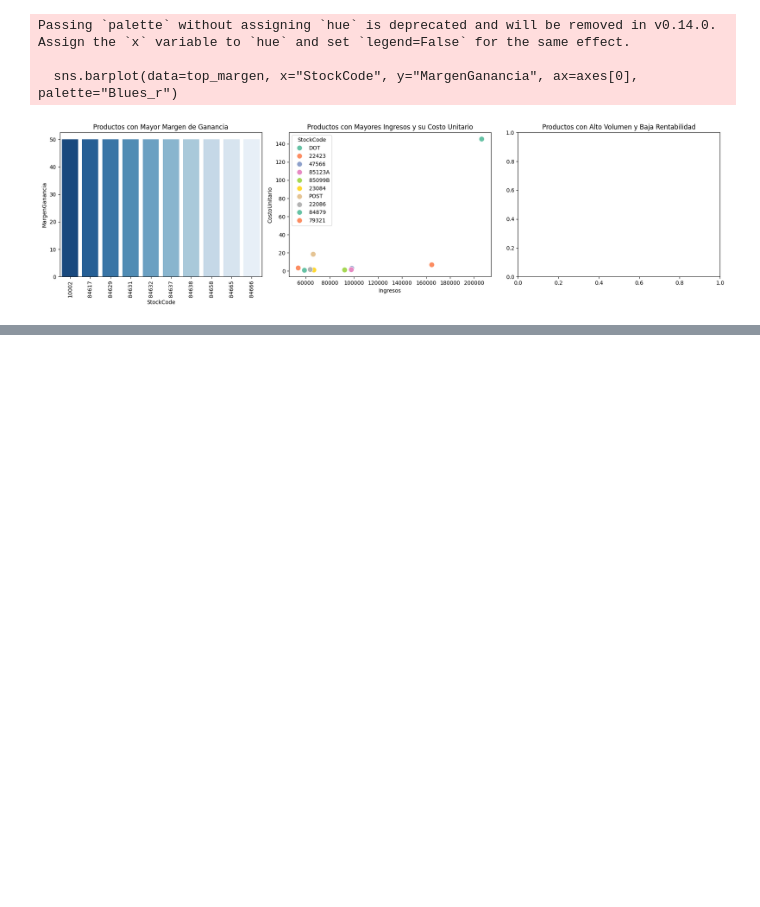
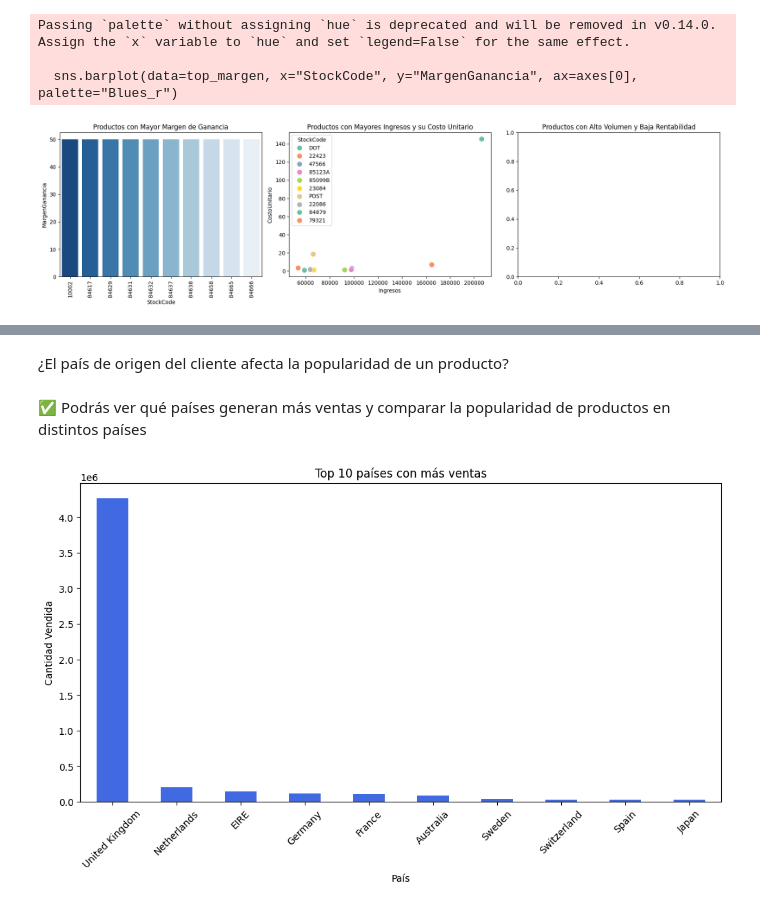
Before and after one commit to JosePicalua/Proyectos-Data-Analys-Science, a Jupyter notebook: DataSet-Kaggle/Proyecto-3-Online-Retail/proyectoVENTASonlineretail.ipynb, the cells around one changed output, grey strips where cells are left out. Cells and saved outputs as stored; diff of their text form; code cells hidden in the pictures; blank space fills up the shorter version.

```diff
--- a/DataSet-Kaggle/Proyecto-3-Online-Retail/proyectoVENTASonlineretail.ipynb
+++ b/DataSet-Kaggle/Proyecto-3-Online-Retail/proyectoVENTASonlineretail.ipynb
@@ -342,0 +414,17 @@ Passing `palette` without assigning `hue` is deprecated and will be removed in v
+# %% [markdown]
+
+¿El país de origen del cliente afecta la popularidad de un producto?
+# %% [markdown]
+✅ Podrás ver qué países generan más ventas y comparar la popularidad de productos en distintos países
+# %%
+ventas_por_pais = df_train.groupby("Country")["Quantity"].sum().sort_values(ascending=False)
+
+# Gráfico de barras
+ventas_por_pais[:10].plot(kind="bar", color="royalblue", figsize=(12,6))
+plt.title("Top 10 países con más ventas")
+plt.xlabel("País")
+plt.ylabel("Cantidad Vendida")
+plt.xticks(rotation=45)
+plt.show()
+# %% [output]
+[figure, added]
```
Also changed, not shown: parts of 22 cells of this notebook, 5 other files.
